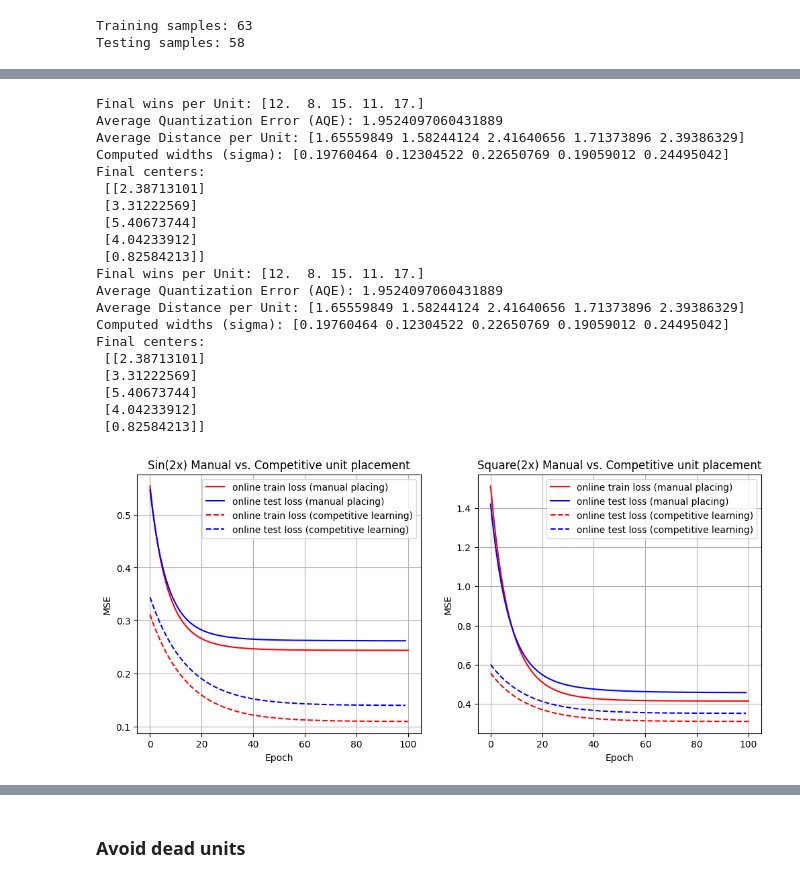
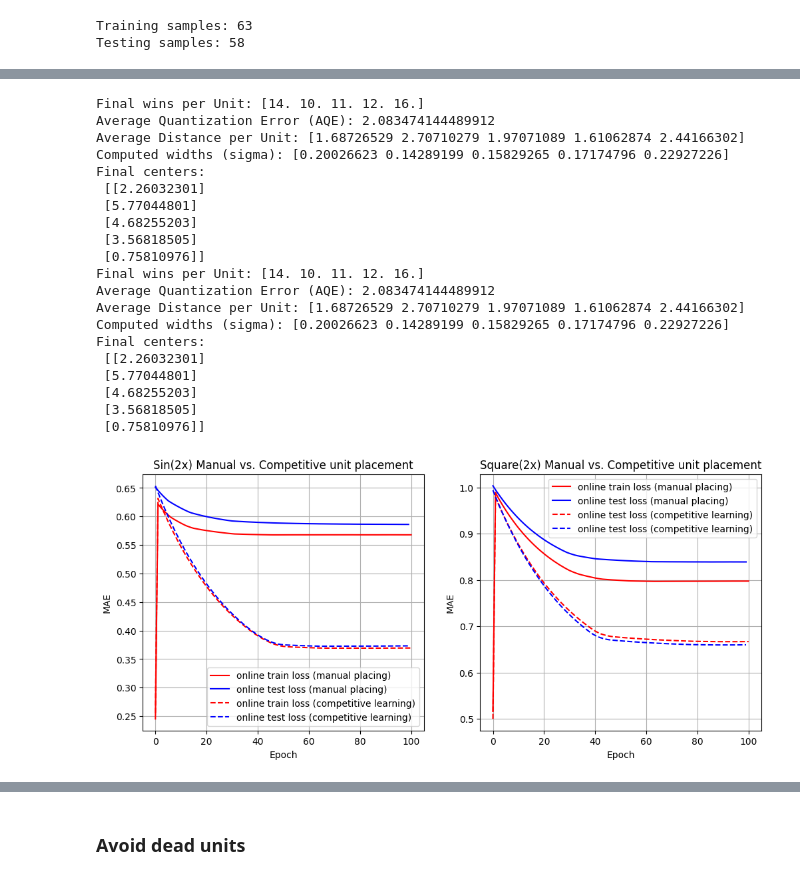
Before and after one commit to sebastians1999/DD2437_ANNs, a Jupyter notebook: lab2/main.ipynb, the cells around one changed output, grey strips where cells are left out. Drawn from its saved outputs; the diff is of its cells as text; code cells hidden in the pictures.

```diff
--- a/lab2/main.ipynb
+++ b/lab2/main.ipynb
@@ -774,7 +897,7 @@ num_units = 5
 sigma = 0.5
 eta = 0.01
 # %%
-# noisy data
+#clean data
 
 num_units = 5
 sigma = 0.5
@@ -785,69 +908,69 @@ centers_fixed = np.linspace(0, 2 * np.pi, num_units)
 
 # Delta rule-> manual placed units
 rbf_sin_online_manual = RBFNetwork(centers=centers_fixed, sigma=sigma)
-train_hist_sin_manual, test_hist_sin_manual = rbf_sin_online_manual.fit_online(x_train, y_sin_train_noise, x_test, y_sin_test_noise, eta, num_epochs)
+train_hist_sin_manual, test_hist_sin_manual = rbf_sin_online_manual.fit_online(x_train, y_sin_train, x_test, y_sin_test, eta, num_epochs)
 
 rbf_square_online_manual = RBFNetwork(centers=centers_fixed, sigma=sigma)
-train_hist_square_manual, test_hist_square_manual = rbf_square_online_manual.fit_online(x_train, y_square_train_noise, x_test, y_square_test_noise, eta, num_epochs)
+train_hist_square_manual, test_hist_square_manual = rbf_square_online_manual.fit_online(x_train, y_square_train, x_test, y_square_test, eta, num_epochs)
 
 
 # Delta rule -> competitive learning
 
 rbf_sin_online_competetive = RBFNetwork()
 rbf_sin_online_competetive.fit_rbf_units(X=x_train, num_units=num_units, epochs=20)
-train_hist_sin_competitive, test_hist_sin_competitive = rbf_sin_online_competetive.fit_online(x_train, y_sin_train_noise, x_test, y_sin_test_noise, eta, num_epochs)
+train_hist_sin_competitive, test_hist_sin_competitive = rbf_sin_online_competetive.fit_online(x_train, y_sin_train, x_test, y_sin_test, eta, num_epochs)
 
 rbf_square_online_competitive = RBFNetwork()
 rbf_square_online_competitive.fit_rbf_units(X=x_train, num_units=num_units, epochs=20)
-train_hist_square_competitive, test_hist_square_competitive = rbf_square_online_competitive.fit_online(x_train, y_square_train_noise, x_test, y_square_test_noise, eta, num_epochs)
+train_hist_square_competitive, test_hist_square_competitive = rbf_square_online_competitive.fit_online(x_train, y_square_train, x_test, y_square_test, eta, num_epochs)
 # %% [output]
-Final wins per Unit: [12.  8. 15. 11. 17.]
-Average Quantization Error (AQE): 1.9524097060431889
-Average Distance per Unit: [1.65559849 1.58244124 2.41640656 1.71373896 2.39386329]
-Computed widths (sigma): [0.19760464 0.12304522 0.22650769 0.19059012 0.24495042]
+Final wins per Unit: [14. 10. 11. 12. 16.]
+Average Quantization Error (AQE): 2.083474144489912
+Average Distance per Unit: [1.68726529 2.70710279 1.97071089 1.61062874 2.44166302]
+Computed widths (sigma): [0.20026623 0.14289199 0.15829265 0.17174796 0.22927226]
 Final centers:
- [[2.38713101]
- [3.31222569]
- [5.40673744]
- [4.04233912]
- [0.82584213]]
-Final wins per Unit: [12.  8. 15. 11. 17.]
-Average Quantization Error (AQE): 1.9524097060431889
-Average Distance per Unit: [1.65559849 1.58244124 2.41640656 1.71373896 2.39386329]
-Computed widths (sigma): [0.19760464 0.12304522 0.22650769 0.19059012 0.24495042]
+ [[2.26032301]
+ [5.77044801]
+ [4.68255203]
+ [3.56818505]
+ [0.75810976]]
+Final wins per Unit: [14. 10. 11. 12. 16.]
+Average Quantization Error (AQE): 2.083474144489912
+Average Distance per Unit: [1.68726529 2.70710279 1.97071089 1.61062874 2.44166302]
+Computed widths (sigma): [0.20026623 0.14289199 0.15829265 0.17174796 0.22927226]
 Final centers:
- [[2.38713101]
- [3.31222569]
- [5.40673744]
- [4.04233912]
- [0.82584213]]
+ [[2.26032301]
+ [5.77044801]
+ [4.68255203]
+ [3.56818505]
+ [0.75810976]]
 # %%
 plt.figure(figsize=(12, 5))
 plt.subplot(1, 2, 1)
 plt.plot(range(len(train_hist_sin_manual)), train_hist_sin_manual, color='red', label='online train loss (manual placing)')
 plt.plot(range(len(test_hist_sin_manual)), test_hist_sin_manual, color='blue', label='online test loss (manual placing)')
 plt.plot(range(len(train_hist_sin_competitive)), train_hist_sin_competitive,color='red', linestyle='--', label='online train loss (competitive learning)')
 plt.plot(range(len(test_hist_sin_competitive)), test_hist_sin_competitive,color='blue', linestyle='--', label='online test loss (competitive learning)')
 
 plt.xlabel('Epoch')
-plt.ylabel('MSE')
+plt.ylabel('MAE')
 plt.title('Sin(2x) Manual vs. Competitive unit placement')
 plt.legend()
 plt.grid(True)
 
 plt.subplot(1, 2, 2)
 plt.plot(range(len(train_hist_sin_manual)), train_hist_square_manual, color='red', label='online train loss (manual placing)')
 plt.plot(range(len(test_hist_sin_manual)), test_hist_square_manual, color='blue', label='online test loss (manual placing)')
 plt.plot(range(len(train_hist_sin_competitive)), train_hist_square_competitive,color='red', linestyle='--', label='online test loss (competitive learning)')
 plt.plot(range(len(test_hist_sin_competitive)), test_hist_square_competitive,color='blue', linestyle='--', label='online test loss (competitive learning)')
 
 plt.xlabel('Epoch')
-plt.ylabel('MSE')
+plt.ylabel('MAE')
 plt.title('Square(2x) Manual vs. Competitive unit placement')
 plt.legend()
 plt.grid(True)
 # %% [output]
-[figure, old version]
+[figure, new version]
 # %%
 #no noisy data
 
```
Also changed, not shown: parts of 29 cells of this notebook, 2 other files.
